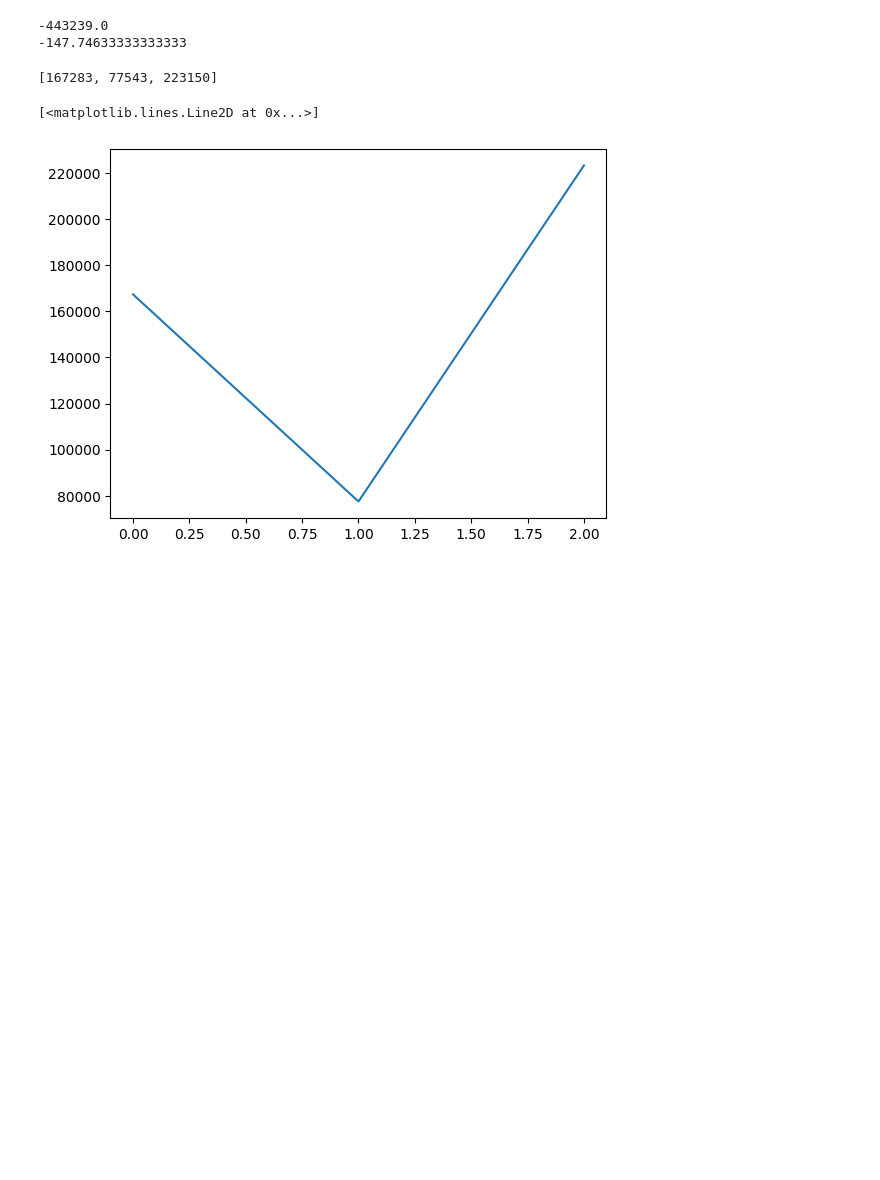
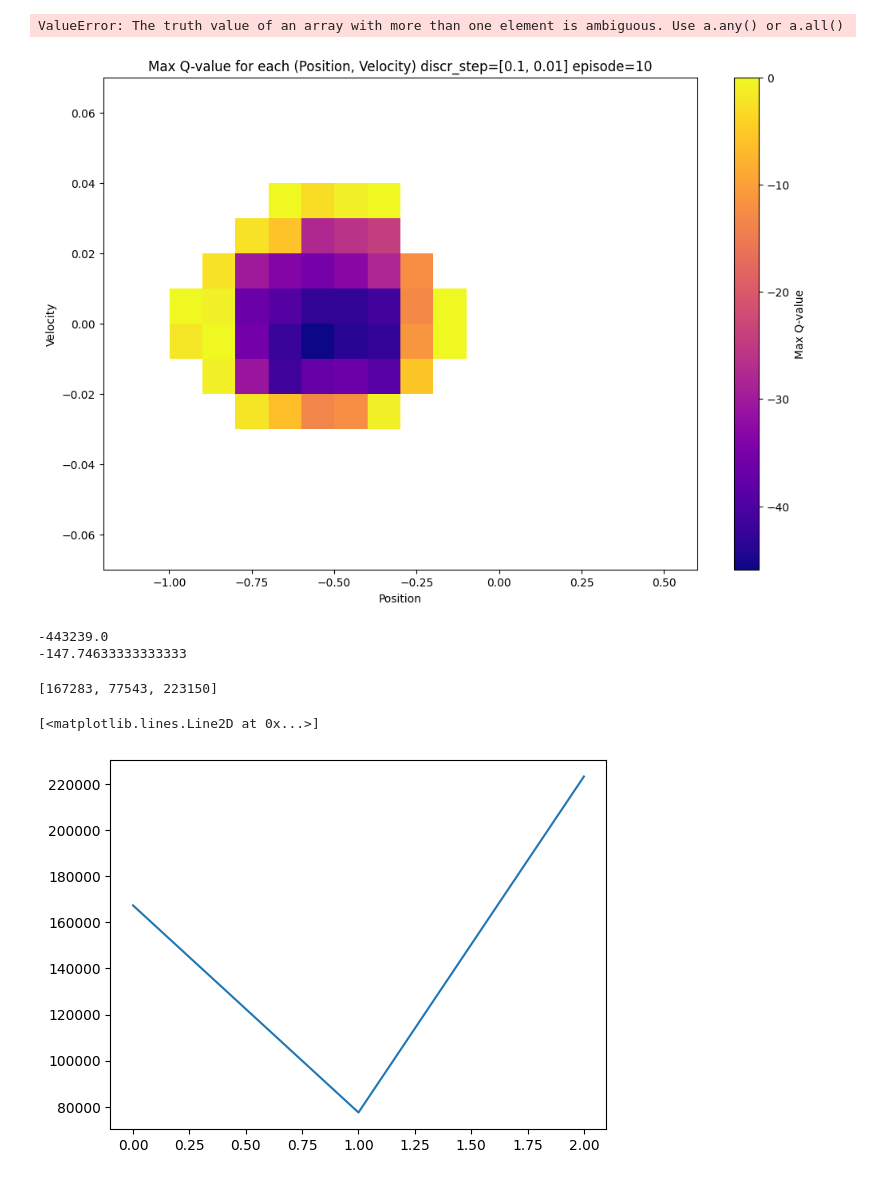
Before and after one commit to schiesser/MontainCar, a Jupyter notebook: Code/test_dyna.ipynb, the cells around one changed output. Saved outputs shown, nothing was run; the diff lists cells and outputs as text; code cells hidden in the pictures; blank space fills up the shorter version.

Commit message:
fix the plots

```diff
--- a/Code/test_dyna.ipynb
+++ b/Code/test_dyna.ipynb
@@ -6,4 +6,4 @@ import numpy as np
 import os
 env = gym.make('MountainCar-v0')
 # %%
-testDyna = DynaAgent(env, discr_step=[0.1, 0.01])
+testDyna = DynaAgent(env, discr_step=[0.1, 0.01], should_log=False)
@@ -14,3 +10,3 @@ We will log this experiment in directory ./runs/new@discr_step=[0.1, 0.01]@disco
 # %%
-total_reward = testDyna.train(num_episodes=3000)
+total_reward = testDyna.train(num_episodes=30)
 # %% [output]
@@ -18,3 +36,40 @@ total_reward = testDyna.train(num_episodes=3000)
+# %%
+if True:
+        position_bins = np.arange(-1.2, 0.6, testDyna.discr_step[0])
+        velocity_bins = np.arange(-0.07, 0.0699, testDyna.discr_step[1])
+
+        num_pos_bins = len(position_bins)
+        num_vel_bins = len(velocity_bins)
+
+        max_Q_values = np.max(testDyna.Q, axis=1).reshape(num_pos_bins, num_vel_bins)
+        unvisited_mask = np.all(testDyna.Q == 0, axis=1).reshape(num_pos_bins, num_vel_bins)
+        masked_max_Q_values = np.ma.masked_where(unvisited_mask, max_Q_values)
+
+        # Plot the max Q-values as a heatmap
+        plt.figure(figsize=(12, 8))
+        heatmap = plt.imshow(masked_max_Q_values.T, cmap='plasma', origin='lower', aspect='auto',
+                        extent=[position_bins[0], position_bins[-1] + testDyna.discr_step[0], velocity_bins[0], velocity_bins[-1] + testDyna.discr_step[1]])
+        plt.colorbar(heatmap, label='Max Q-value')
+        plt.xlabel('Position')
+        plt.ylabel('Velocity')
+        plt.title(f'Max Q-value for each (Position, Velocity) discr_step={testDyna.discr_step} episode={10}')
+
+        # Extract the position and velocity values from the states
+        positions = []
+        velocities = []
+        for i in range(num_pos_bins):
+            for j in range(num_vel_bins):
+                if testDyna.states[i][j] == 1:
+                    positions.append(position_bins[i])
+                    velocities.append(velocity_bins[j])
+
+        # Plot the trajectory
+        plt.plot(positions, velocities, 'r-', label=f'Traj. Ep.: {10}')
+        plt.legend()
+        plt.show()
+# %% [output]
+ValueError: The truth value of an array with more than one element is ambiguous. Use a.any() or a.all()
+[figure, added]
 # %%
 print(np.sum(np.array(testDyna.total_reward)))
 print(np.average(np.array(testDyna.total_reward)))
```
Also changed, not shown: parts of 4 cells of this notebook, 1 other file.
